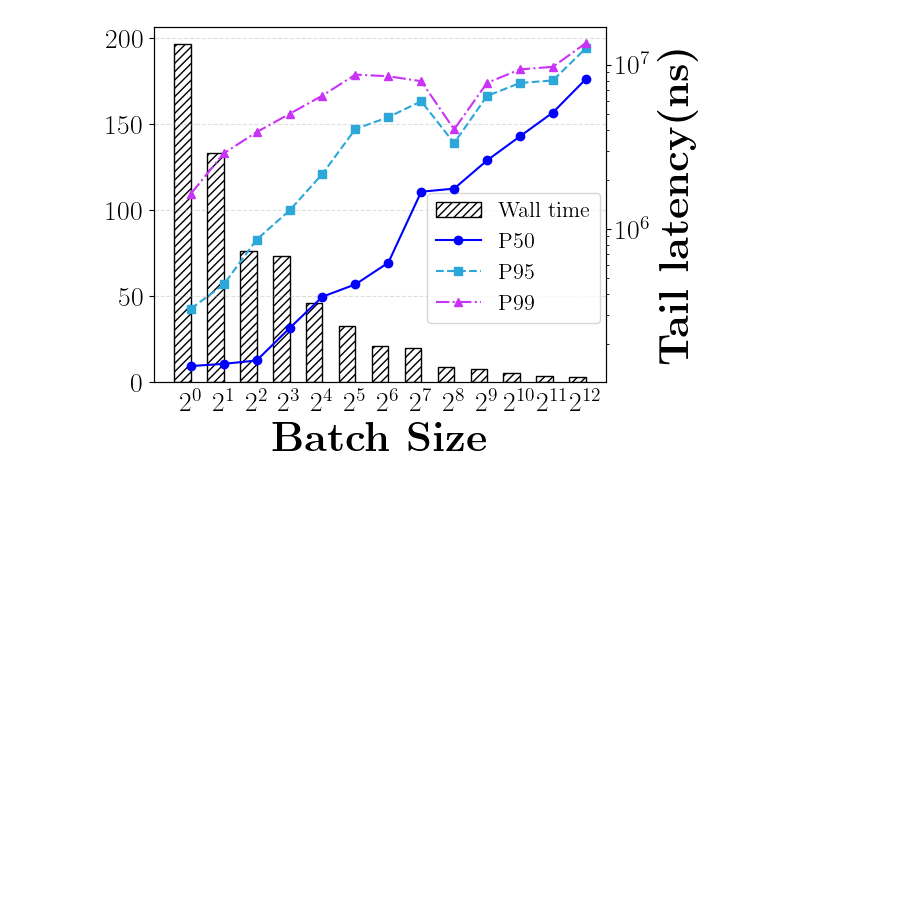
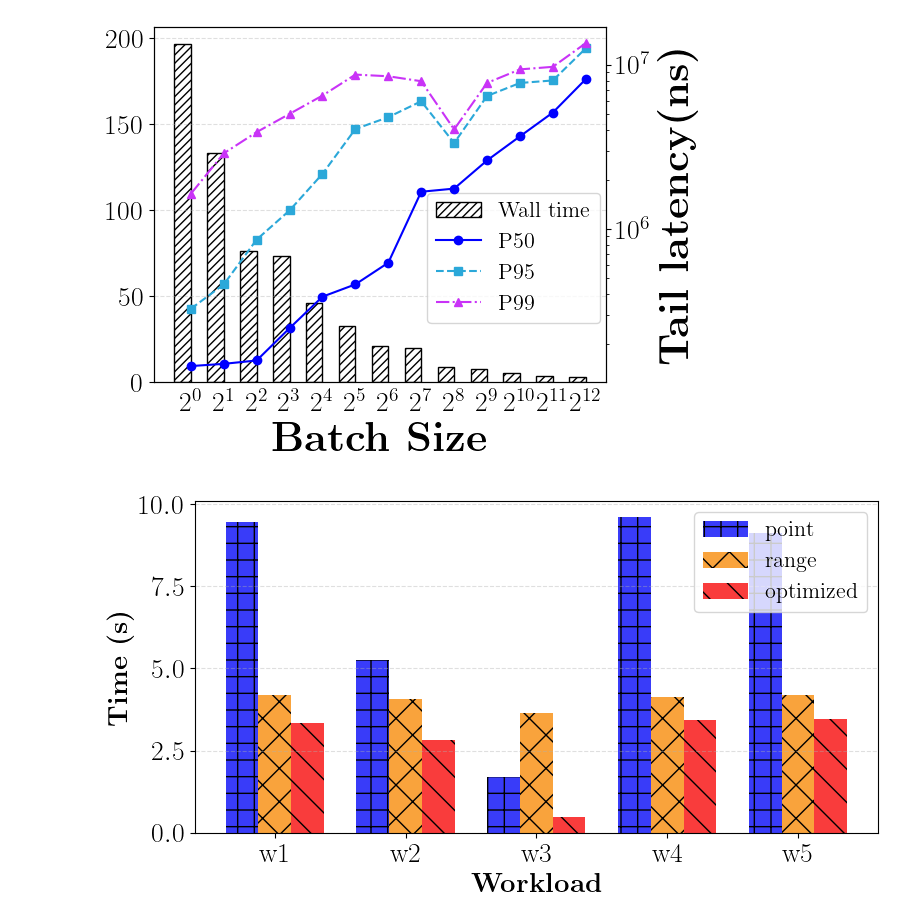
Before and after one commit to collectcrop/cost-model, a Jupyter notebook: include/FALCON/results/log/draw.ipynb, the cells around one changed output. Drawn from its saved outputs; the diff is of its cells as text; code cells hidden in the pictures; blank space fills up the shorter version.

```diff
--- a/include/FALCON/results/log/draw.ipynb
+++ b/include/FALCON/results/log/draw.ipynb
@@ -397,3 +409,97 @@ plot_all_memories(
 [figure]
 [figure]
 [figure]
+# %%
+import os
+import re
+import glob
+import numpy as np
+import pandas as pd
+import matplotlib.pyplot as plt
+
+plt.rcParams['font.family'] = 'serif'
+plt.rcParams['font.serif'] = ['Computer Modern']
+plt.rcParams['text.usetex'] = True
+plt.rcParams['lines.markersize'] = 8
+plt.rcParams['font.size'] = 16
+
+# ========== 配置 ==========
+DATADIR = "/mnt/home/zwshi/learned-index/cost-model/include/FALCON/results/log"
+PREFIX  = "books-200M"         # 文件前缀：books-200M-point2.csv 等
+CONFS   = [1, 2, 3, 4, 5]       # 你收集的 conf 编号
+STRATS  = ["point", "range", "join"]  # 三种策略的顺序（也决定绘图顺序）
+
+STYLE = [dict(facecolor="#393cf9",hatch="+"),
+         dict(facecolor="#f9a33c",hatch="x"),
+         dict(facecolor="#f93c3c",hatch="\\")]
+# 兼容你当前三个文件里出现过的两种列名写法
+WALLTIME_COL_CANDIDATES = [
+    "total_wall_time_s",
+]
+
+def aggregate_walltime(series: pd.Series) -> float:
+    return float(series.mean())
+
+def find_walltime_col(df: pd.DataFrame) -> str:
+    for c in WALLTIME_COL_CANDIDATES:
+        if c in df.columns:
+            return c
+    # 更宽松兜底：匹配 total + wall + time + s
+    for c in df.columns:
+        if re.search(r"total.*wall.*time.*s", c, re.IGNORECASE):
+            return c
+    raise KeyError(f"Cannot find wall-time column in {list(df.columns)}")
+
+def load_one(prefix: str, strat: str, n: int) -> float:
+    path = os.path.join(DATADIR, f"{prefix}-{strat}{n}.csv")
+    df = pd.read_csv(path)
+    col = find_walltime_col(df)
+    return aggregate_walltime(df[col])
+
+# ========== 收集数据：shape = (len(CONFS), len(STRATS)) ==========
+data = np.full((len(CONFS), len(STRATS)), np.nan, dtype=float)
+
+missing = []
+for i, n in enumerate(CONFS):
+    for j, strat in enumerate(STRATS):
+        path = os.path.join(DATADIR, f"{PREFIX}-{strat}{n}.csv")
+        if not os.path.exists(path):
+            missing.append(path)
+            continue
+        data[i, j] = load_one(PREFIX, strat, n)
+
+if missing:
+    print("Warning: missing files:")
+    for p in missing:
+        print("  -", p)
+
+# ========== 画图：grouped bars ==========
+x = np.arange(len(CONFS))
+width = 0.25
+
+fig, ax = plt.subplots(figsize=(8, 4.5))
+
+offsets = {
+    "point": -width,
+    "range": 0.0,
+    "join":  +width,
+}
+
+for j, start in enumerate(STRATS):
+    lb = start if start != "join" else "optimized"
+    ax.bar(x + offsets[start], data[:, j], width=width, label=lb,
+           **STYLE[j])
+
+ax.set_xticks(x)
+ax.set_xticklabels([f"w{n}" for n in CONFS])
+ax.set_ylabel(r"\textbf{Time (s)}",fontsize=20)
+ax.set_xlabel(r"\textbf{Workload}",fontsize=20)
+ax.tick_params(axis="both", which="major", labelsize=20)
+ax.legend(loc="best")
+
+ax.grid(axis="y", linestyle="--", alpha=0.4)
+plt.tight_layout()
+plt.savefig("./join.pdf")
+plt.show()
+# %% [output]
+[figure, added]
```
Also changed, not shown: parts of 1 cell of this notebook, 36 other files.
